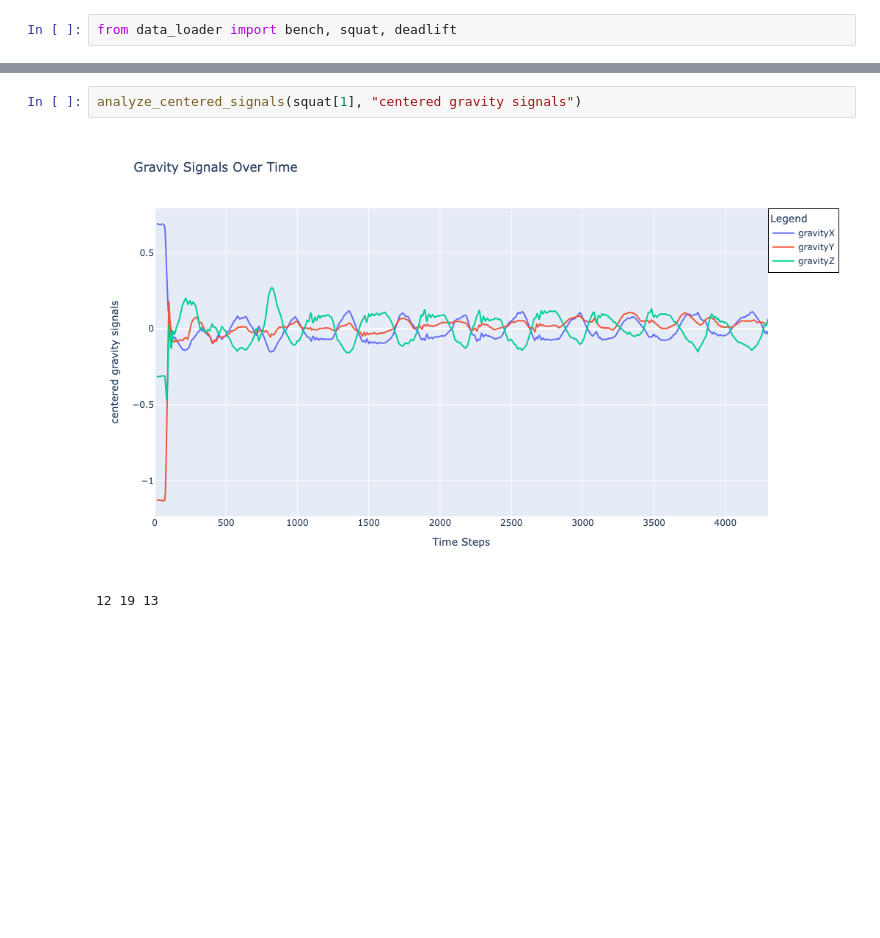
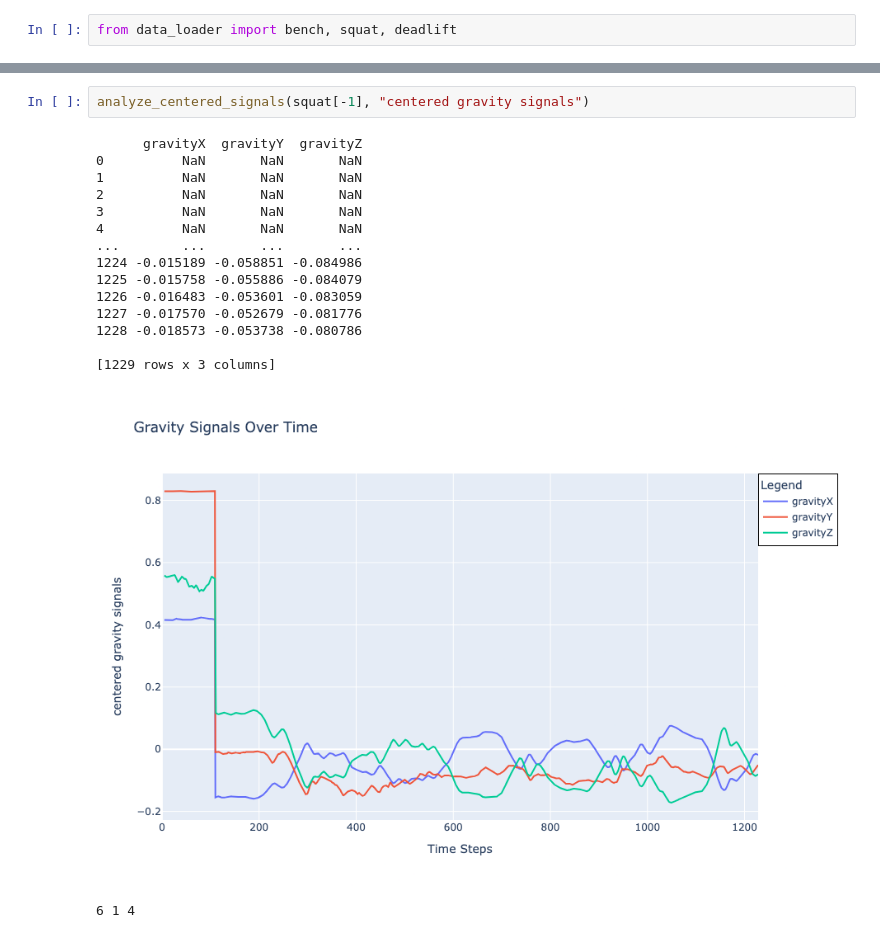
Before and after one commit to NealC17/senior_design, a Jupyter notebook: rep_counting.ipynb, the cells around one changed output, grey strips where cells are left out. Cells and saved outputs as stored; diff of their text form; blank space fills up the shorter version.

```diff
--- a/rep_counting.ipynb
+++ b/rep_counting.ipynb
@@ -57,10 +67,24 @@ def analyze_centered_signals(rep_df, title):
 
     print(count_reps(a), count_reps(b), count_reps(c))
 # %%
-analyze_centered_signals(squat[1], "centered gravity signals")
+analyze_centered_signals(squat[-1], "centered gravity signals")
 # %% [output]
+      gravityX  gravityY  gravityZ
+0          NaN       NaN       NaN
+1          NaN       NaN       NaN
+2          NaN       NaN       NaN
+3          NaN       NaN       NaN
+4          NaN       NaN       NaN
+...        ...       ...       ...
+1224 -0.015189 -0.058851 -0.084986
+1225 -0.015758 -0.055886 -0.084079
+1226 -0.016483 -0.053601 -0.083059
+1227 -0.017570 -0.052679 -0.081776
+1228 -0.018573 -0.053738 -0.080786
+
+[1229 rows x 3 columns]
-[figure, old version]
+[figure, new version]
-12 19 13
+6 1 4
 # %%
 analyze_centered_signals(squat[2], "centered gravity signals")
 # %% [output]
```
Also changed, not shown: parts of 24 cells of this notebook, 14 other files.
